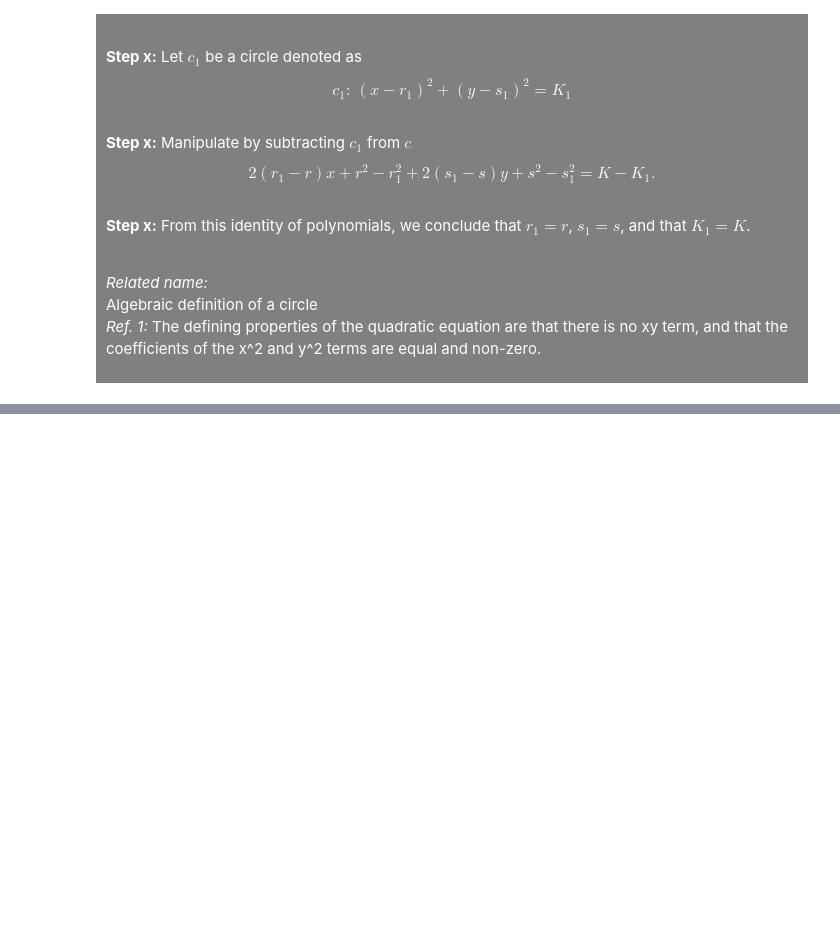
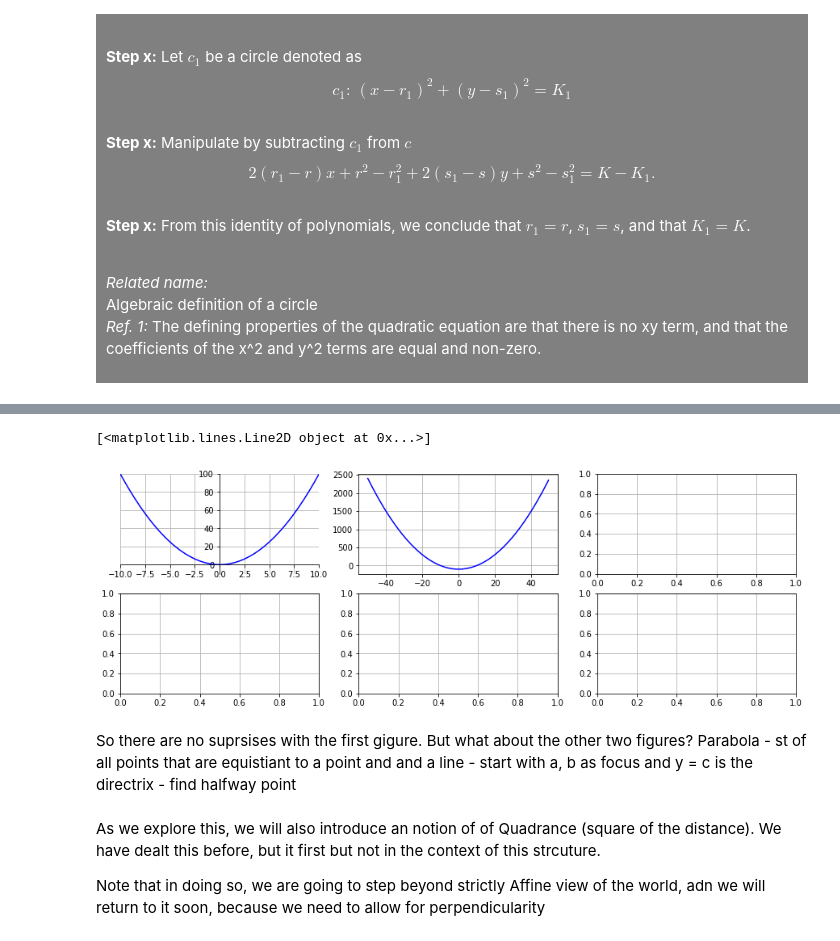
Before and after one commit to jgab3103/Jamie-Gabriel, a Jupyter notebook: Notebooks/jovyan/MathNotebooks/Algebraic_Calculus_Notes_14.ipynb, the cells around one changed output, grey strips where cells are left out. Drawn from its saved outputs; the diff is of its cells as text; code cells hidden in the pictures; blank space fills up the shorter version.

```diff
--- a/Notebooks/jovyan/MathNotebooks/Algebraic_Calculus_Notes_14.ipynb
+++ b/Notebooks/jovyan/MathNotebooks/Algebraic_Calculus_Notes_14.ipynb
@@ -302,0 +283,46 @@ x1[1000]
+# %%
+def create_axis_for_plot(ax):
+    ax.spines['left'].set_position(('data', 0.0))
+    ax.spines['bottom'].set_position(('data', 0.0))
+    ax.spines['top'].set_visible(False)
+    ax.spines['right'].set_visible(False)
+    ax.set_xlim([-10, 10])
+    ax.set_ylim([-10, 100])
+
+    return(ax)
+# %%
+fig, ax = plt.subplots(2, 3, figsize=(15, 5))
+
+ax[0][0].grid()
+ax[0][1].grid()
+ax[0][2].grid()
+ax[1][0].grid()
+ax[1][1].grid()
+ax[1][2].grid()
+
+x_values = np.arange(start=-50, stop=50, step=.5)
+y_values_1 = x_values**2
+y_values_2 = x_values**2 - 99
+
+
+ax[0][0] = create_axis_for_plot(ax[0][0])
+
+ax[0][0].plot(x_values, y_values_1, 'b')
+ax[0][1].plot(x_values, y_values_2, 'b')
+
+# ax[0][0].spines['left'].set_position(('data', 0.0))
+# ax[0][0].spines['bottom'].set_position(('data', 0.0))
+# ax[0][0].spines['top'].set_visible(False)
+# ax[0][0].spines['right'].set_visible(False)
+
+# ax[0][0].set_xlim([-10, 10])
+# ax[0][0].set_ylim([-10, 100])
+# %% [output]
+[<matplotlib.lines.Line2D object at 0x...>]
+[figure, added]
+# %% [markdown]
+So there are no suprsises with the first gigure. But what about the other two figures? Parabola - st of all points that are equistiant to a point and and a line - start with a, b as focus and y = c is the directrix - find halfway point
+# %% [markdown]
+As we explore this, we will also introduce an notion of of Quadrance (square of the distance). We have dealt this before, but it first but not in the context of this strcuture.
+
+Note that in doing so, we are going to step beyond strictly Affine view of the world, adn we will return to it soon, because we need to allow for perpendicularity
```
Also changed, not shown: parts of 43 cells of this notebook.
